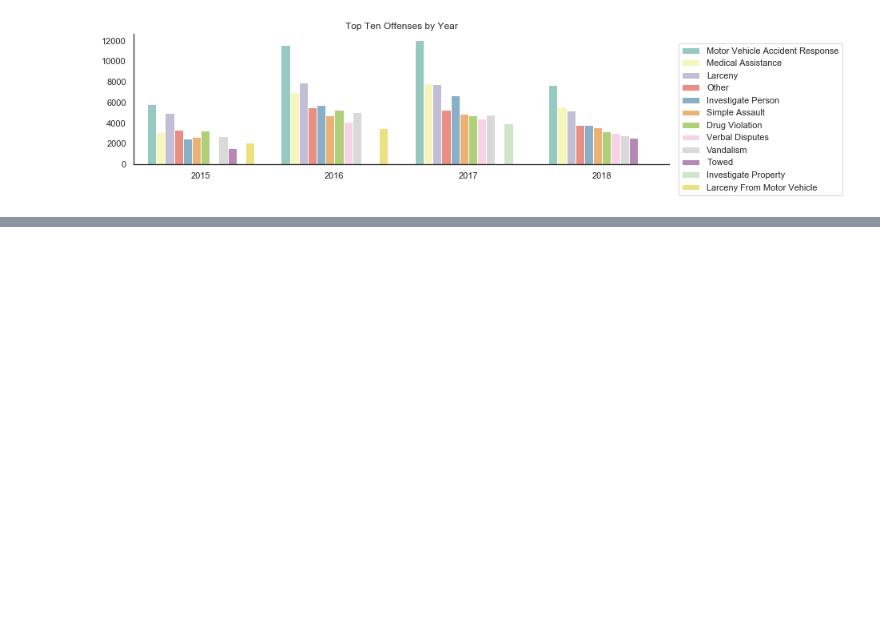
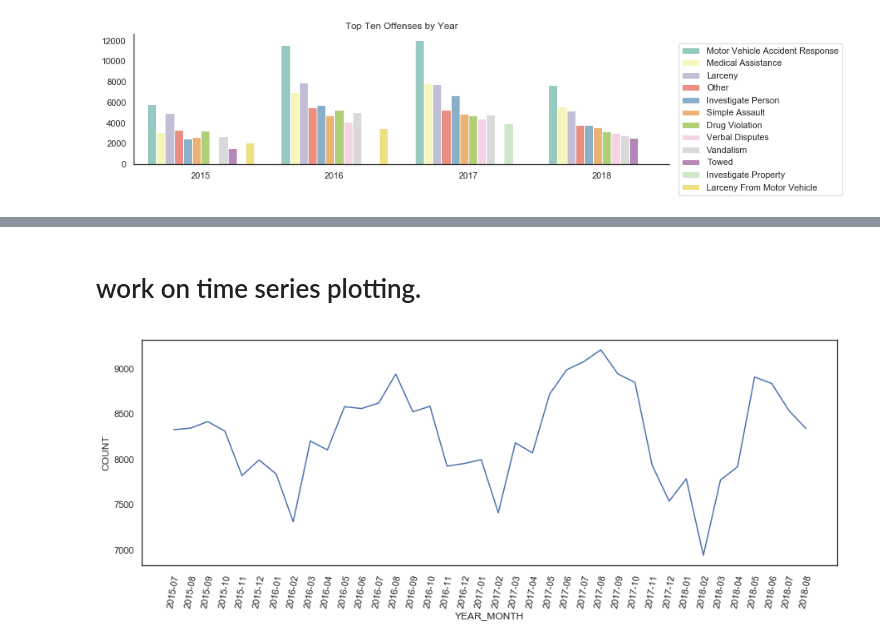
Before and after one commit to SpacePatroller/Boston_Crime_Data, a Jupyter notebook: Crime Data EDA.ipynb, the cells around one changed output, grey strips where cells are left out. Cells and saved outputs as stored; diff of their text form; code cells hidden in the pictures; blank space fills up the shorter version.

Commit message:
focus on time series analysis

```diff
--- a/Crime Data EDA.ipynb
+++ b/Crime Data EDA.ipynb
@@ -412,0 +406,21 @@ df.head()
+# %% [markdown]
+# work on time series plotting.
+# %%
+#  convert column to datetime
+df['OCCURRED_ON_DATE'] = pd.to_datetime(df['OCCURRED_ON_DATE'])
+#  create colun that only has year and month and covert to datetime object
+df['YEAR_MONTH'] = df['OCCURRED_ON_DATE'].dt.strftime('%Y-%m')
+# %%
+offensesByYearMonth = pd.DataFrame(df.groupby(['YEAR_MONTH'])['OFFENSE_CODE_GROUP'].count())
+offensesByYearMonth.reset_index(inplace=True)
+offensesByYearMonth.rename(columns={'OFFENSE_CODE_GROUP':'COUNT'},inplace=True)
+offensesByYearMonth.sort_values(by='YEAR_MONTH')
+# filter out first and last month due to limited data (2015-06 & 2018-09)
+offensesByYearMonthStriped = offensesByYearMonth[1:39]
+# %%
+
+figure = plt.figure(figsize=(15,5))
+sns.lineplot(x='YEAR_MONTH',y='COUNT',data=offensesByYearMonthStriped)
+ax = plt.xticks(rotation=80)
+# %% [output]
+[figure, added]
```
Also changed, not shown: parts of 3 cells of this notebook, 1 other file.
